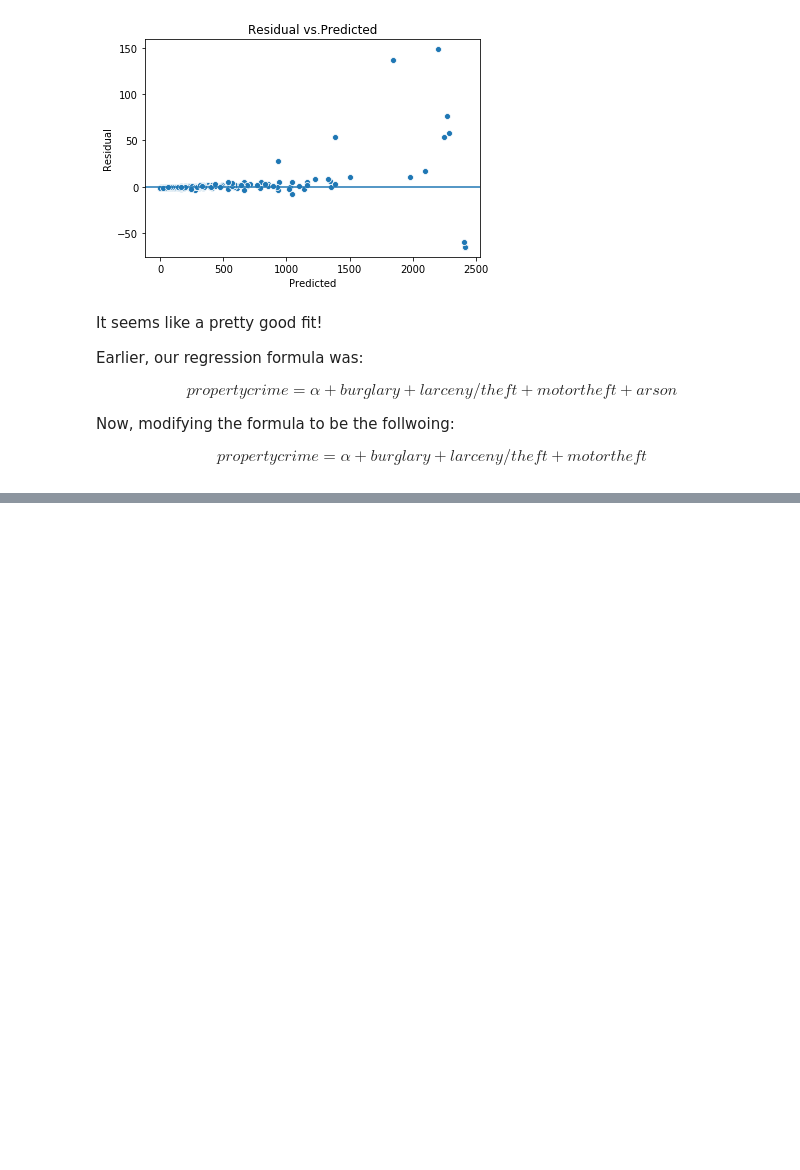
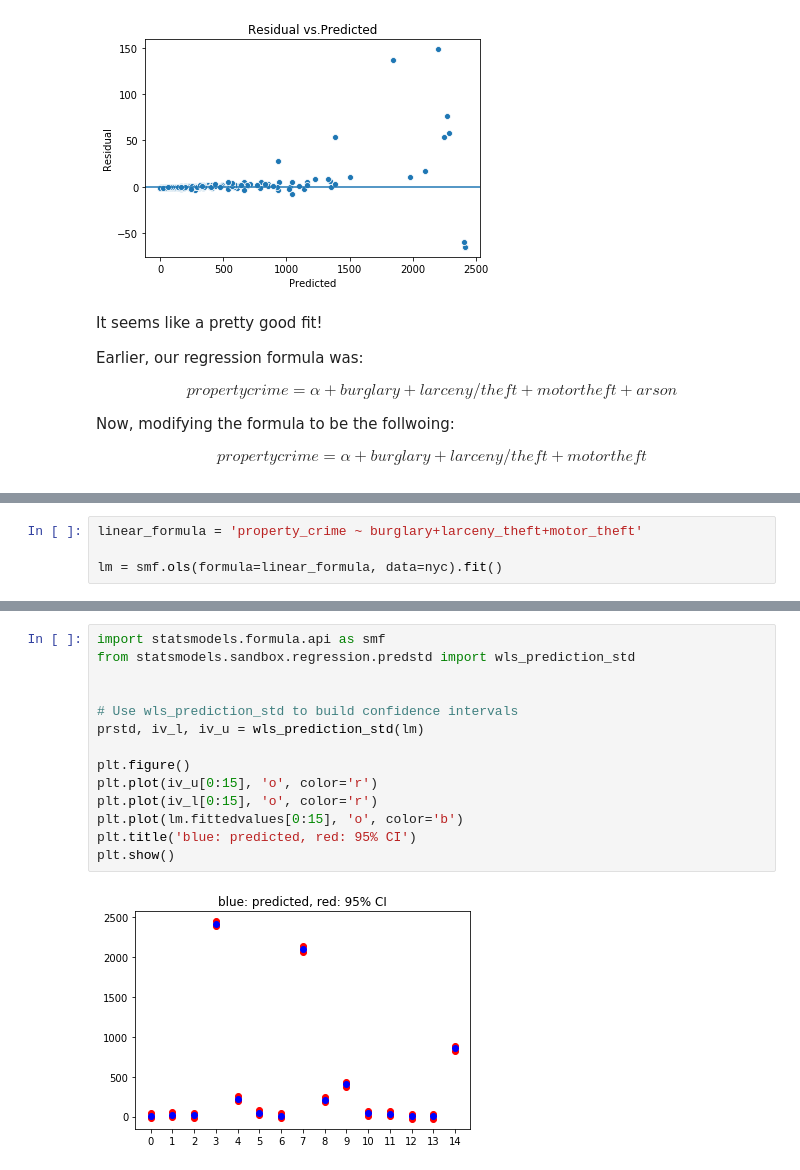
Before and after one commit to PriyankaBiswas/Data-Science, a Jupyter notebook: Unit2_SL/NYCrime/crime_regression_mymodel.ipynb, the cells around one changed output, grey strips where cells are left out. Saved outputs shown, nothing was run; the diff lists cells and outputs as text; blank space fills up the shorter version.

```diff
--- a/Unit2_SL/NYCrime/crime_regression_mymodel.ipynb
+++ b/Unit2_SL/NYCrime/crime_regression_mymodel.ipynb
@@ -466,0 +477,4 @@ $$ property crime = \alpha + burglary + larceny/theft + motor theft $$
+# %%
+linear_formula = 'property_crime ~ burglary+larceny_theft+motor_theft'
+
+lm = smf.ols(formula=linear_formula, data=nyc).fit()
@@ -466,0 +511,16 @@ $$ property crime = \alpha + burglary + larceny/theft + motor theft $$
+# %%
+import statsmodels.formula.api as smf
+from statsmodels.sandbox.regression.predstd import wls_prediction_std
+
+
+# Use wls_prediction_std to build confidence intervals
+prstd, iv_l, iv_u = wls_prediction_std(lm)
+
+plt.figure()
+plt.plot(iv_u[0:15], 'o', color='r')
+plt.plot(iv_l[0:15], 'o', color='r')
+plt.plot(lm.fittedvalues[0:15], 'o', color='b')
+plt.title('blue: predicted, red: 95% CI')
+plt.show()
+# %% [output]
+[figure, added]
```
Also changed, not shown: parts of 9 cells of this notebook.
